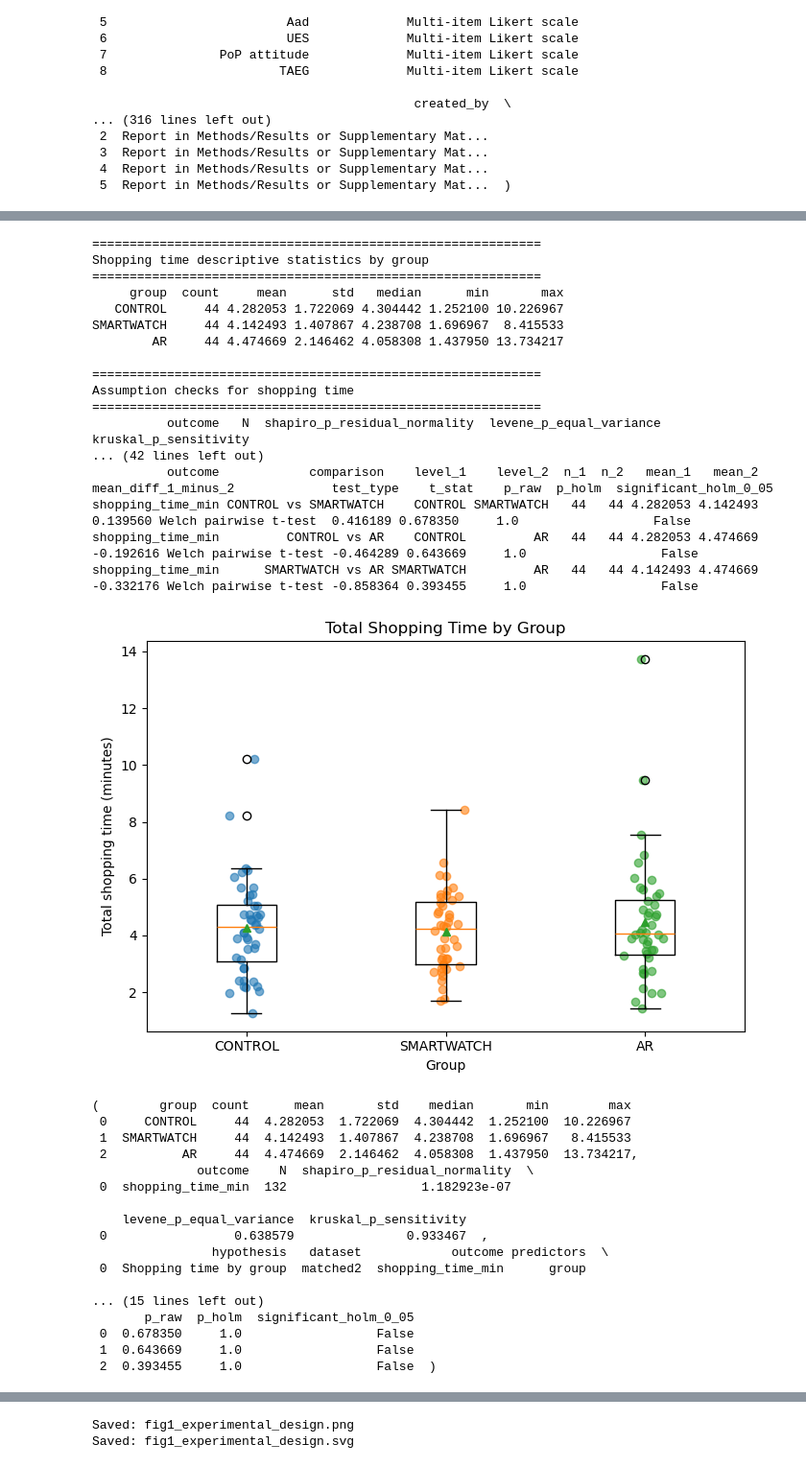
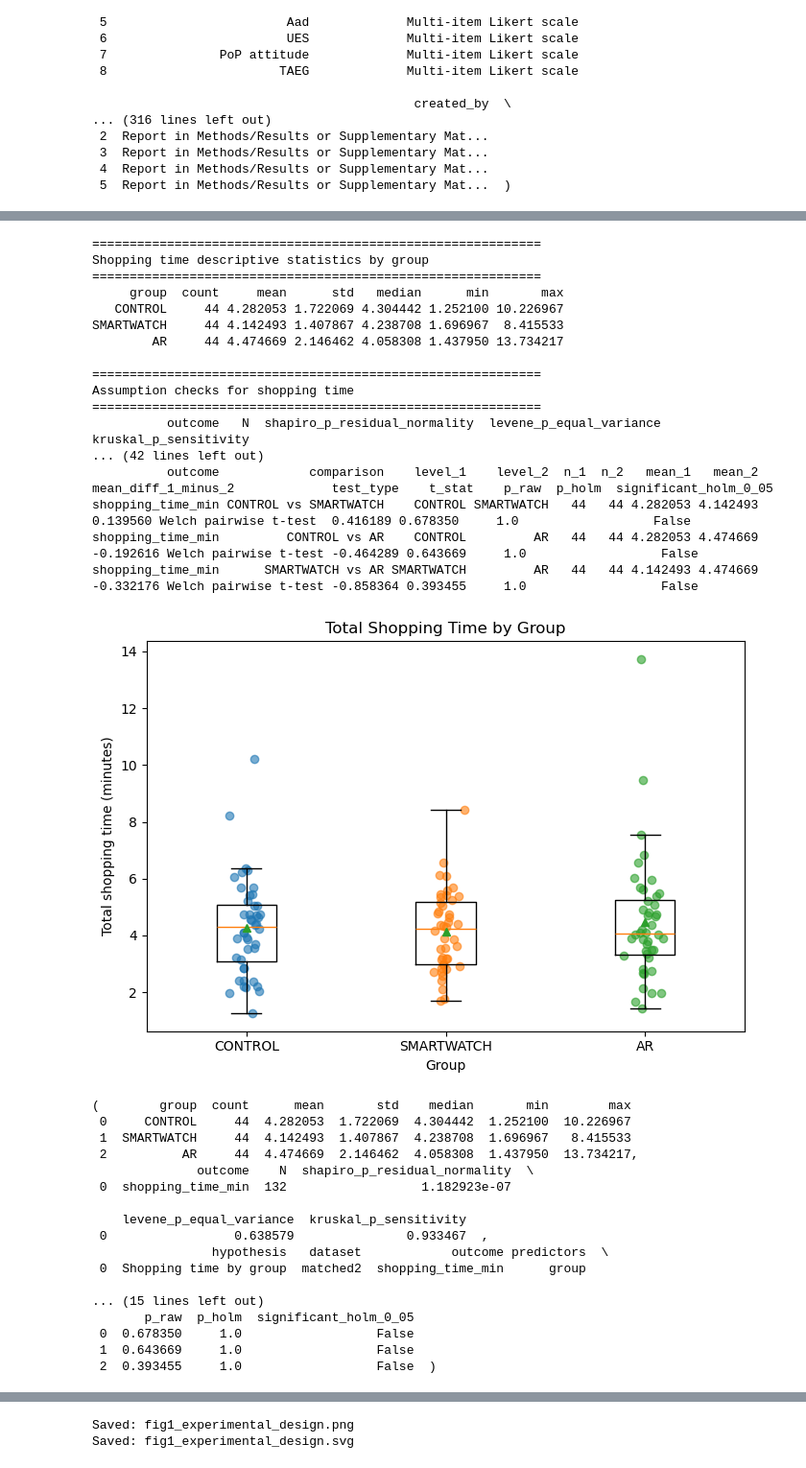
Before and after one commit to Matus-Tanonwong/Meta_Quest_Videos, a Jupyter notebook: no_gaze_pipeline_notebook.ipynb, the cells around one changed output, grey strips where cells are left out. Shown at 96% size. Drawn from its saved outputs; the diff is of its cells as text; code cells hidden in the pictures.

```diff
--- a/no_gaze_pipeline_notebook.ipynb
+++ b/no_gaze_pipeline_notebook.ipynb
@@ -7862,7 +7864,8 @@ fig, ax = plt.subplots(figsize=(7, 5))
 ax.boxplot(
     plot_data,
     labels=GROUP_ORDER,
-    showmeans=True
+    showmeans=True,
+    showfliers=False   # removes white outlier circles
 )
 
 # Add jittered individual points
@@ -7905,34 +7908,34 @@ Possible shopping-time columns:
 Matched2 rows: 132
 Shopping time valid N: 132
 Shopping time missing N: 0
 
 Rows with missing shopping time:
 |  | student_id | group | _sid_key |
 Preview:
 |  | student_id | group | Shopping Time (min:second) | shopping_time_min |
 | 0 | C5IM2066 | SMARTWATCH | 1:41.818 | 1.696967 |
 | 1 | SATO | CONTROL | 2:24.958 | 2.415967 |
 | 2 | WANG | CONTROL | 2:51.473 | 2.857883 |
 | 3 | DAIKI | SMARTWATCH | 4:21.743 | 4.362383 |
 | 4 | C4ID2014 | SMARTWATCH | 3:33.692 | 3.561533 |
 ============================================================
 Shopping time descriptive statistics by group
 ============================================================
      group  count     mean      std   median      min       max
    CONTROL     44 4.282053 1.722069 4.304442 1.252100 10.226967
 SMARTWATCH     44 4.142493 1.407867 4.238708 1.696967  8.415533
         AR     44 4.474669 2.146462 4.058308 1.437950 13.734217
 
 ============================================================
 Assumption checks for shopping time
 ============================================================
           outcome   N  shapiro_p_residual_normality  levene_p_equal_variance  kruskal_p_sensitivity
 ... (42 lines left out)
           outcome            comparison    level_1    level_2  n_1  n_2   mean_1   mean_2  mean_diff_1_minus_2             test_type    t_stat    p_raw  p_holm  significant_holm_0_05
 shopping_time_min CONTROL vs SMARTWATCH    CONTROL SMARTWATCH   44   44 4.282053 4.142493             0.139560 Welch pairwise t-test  0.416189 0.678350     1.0                  False
 shopping_time_min         CONTROL vs AR    CONTROL         AR   44   44 4.282053 4.474669            -0.192616 Welch pairwise t-test -0.464289 0.643669     1.0                  False
 shopping_time_min      SMARTWATCH vs AR SMARTWATCH         AR   44   44 4.142493 4.474669            -0.332176 Welch pairwise t-test -0.858364 0.393455     1.0                  False
-[figure, old version]
+[figure, new version]
 (        group  count      mean       std    median       min        max
  0     CONTROL     44  4.282053  1.722069  4.304442  1.252100  10.226967
  1  SMARTWATCH     44  4.142493  1.407867  4.238708  1.696967   8.415533
```
Also changed, not shown: parts of 13 cells of this notebook, 1 other file.
